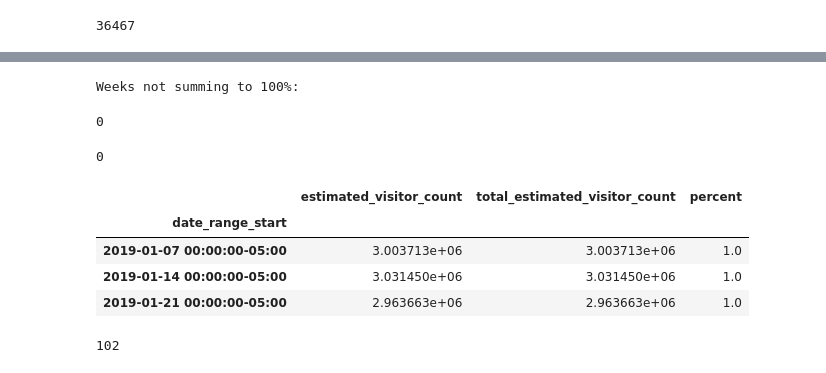
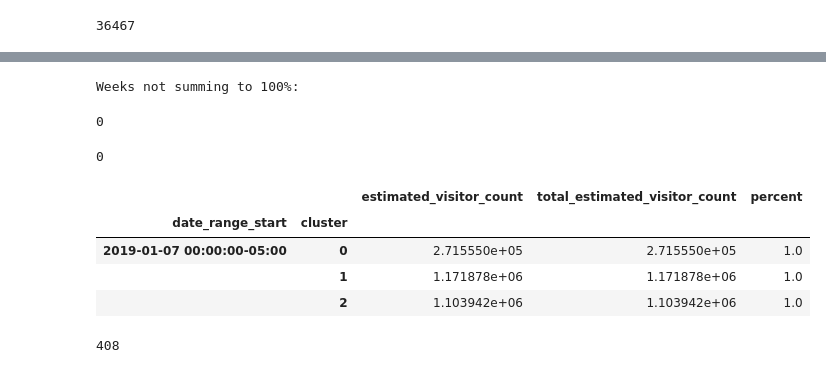
Before and after one commit to cpcarey/nyu-cusp-food-access, a Jupyter notebook: notebooks/plot_visitation_distributions.ipynb, the cells around one changed output, grey strips where cells are left out. Drawn from its saved outputs; the diff is of its cells as text; code cells hidden in the pictures.

```diff
--- a/notebooks/plot_visitation_distributions.ipynb
+++ b/notebooks/plot_visitation_distributions.ipynb
@@ -62,0 +89,4 @@ peek(poi_df)
+# %%
+apply_cluster_by_income(cbg_df)
+cbg_cluster_df = cbg_df[['cbg', 'cluster']]
+home_cluster_df = home_weekly_df.merge(cbg_df[['cbg', ]], on=['cbg'], how='inner')
@@ -63,5 +95,11 @@ peek(poi_df)
 # %%
-home_total_df = home_df.groupby(by=['date_range_start']).agg({'estimated_visitor_count': 'sum'}).reset_index()
-home_total_df = home_total_df.rename(columns={'estimated_visitor_count': 'total_estimated_visitor_count'})
-home_total_df = home_total_df.sort_values(by=['date_range_start'])
-peek(home_total_df)
+def get_total_df(cluster_df):
+    total_df = cluster_df.groupby(by=['date_range_start', 'cluster']).agg(
+        {
+            'estimated_visitor_count': 'sum'
+        }).reset_index()
+    total_df = total_df.rename(
+        columns={'estimated_visitor_count': 'total_estimated_visitor_count'})
+    total_df = total_df.sort_values(by=['date_range_start', 'cluster'])
+    peek(total_df)
+    return total_df
@@ -74,6 +106,16 @@ peek(home_total_df)
 # %%
-home_df = home_weekly_df.merge(poi_df[['placekey', 'category']], on='placekey', how='inner')
-home_df = home_df.groupby(by=['date_range_start', 'category']).agg({'estimated_visitor_count': 'sum'}).reset_index()
-home_df = home_df.merge(home_total_df, on='date_range_start', how='inner')
-home_df['percent'] = home_df['estimated_visitor_count'] / home_df['total_estimated_visitor_count']
-peek(home_df)
+def get_weekly_df(cluster_df, total_df, poi_df=poi_df):
+    weekly_df = cluster_df.merge(poi_df[['placekey', 'category']],
+                                    on='placekey',
+                                    how='inner')
+    weekly_df = weekly_df.groupby(by=['date_range_start', 'category', 'cluster']).agg({
+        'estimated_visitor_count': 'sum'
+    }).reset_index()
+    weekly_df = weekly_df.merge(total_df,
+                            on=['date_range_start', 'cluster'],
+                            how='inner')
+    weekly_df = weekly_df.sort_values(by=['date_range_start', 'category', 'cluster'])
+    weekly_df['percent'] = weekly_df['estimated_visitor_count'] / weekly_df[
+        'total_estimated_visitor_count']
+    peek(weekly_df)
+    return weekly_df
@@ -85,0 +129,4 @@ peek(home_df)
+# %%
+total_df = get_total_df(home_cluster_df)
+weekly_df = get_weekly_df(home_cluster_df, total_df)
+percent_df = get_percent_df(weekly_df)
@@ -86,22 +150,22 @@ peek(home_df)
 # %%
 # Verify that percentages sum to 100%.
-check_df = home_df.groupby(by=['date_range_start']).agg({
+check_df = weekly_df.groupby(by=['date_range_start', 'cluster']).agg({
     'estimated_visitor_count': 'sum',
     'total_estimated_visitor_count': 'first',
     'percent': 'sum',
 })
 TOLERANCE = 0.001
 print('Weeks not summing to 100%:')
 display(len(check_df[check_df['percent'] < 1 - TOLERANCE]))
 display(len(check_df[check_df['percent'] > 1 + TOLERANCE]))
 peek(check_df)
 # %% [output]
 Weeks not summing to 100%:
 0
 0
-|  | estimated_visitor_count | total_estimated_visitor_count | percent |
-| date_range_start |  |  |  |
-| 2019-01-07 00:00:00-05:00 | 3.003713e+06 | 3.003713e+06 | 1.0 |
-| 2019-01-14 00:00:00-05:00 | 3.031450e+06 | 3.031450e+06 | 1.0 |
-| 2019-01-21 00:00:00-05:00 | 2.963663e+06 | 2.963663e+06 | 1.0 |
+|  |  | estimated_visitor_count | total_estimated_visitor_count | percent |
+| date_range_start | cluster |  |  |  |
+| 2019-01-07 00:00:00-05:00 | 0 | 2.715550e+05 | 2.715550e+05 | 1.0 |
+|  | 1 | 1.171878e+06 | 1.171878e+06 | 1.0 |
+|  | 2 | 1.103942e+06 | 1.103942e+06 | 1.0 |
-102
+408
```
Also changed, not shown: parts of 28 cells of this notebook.
